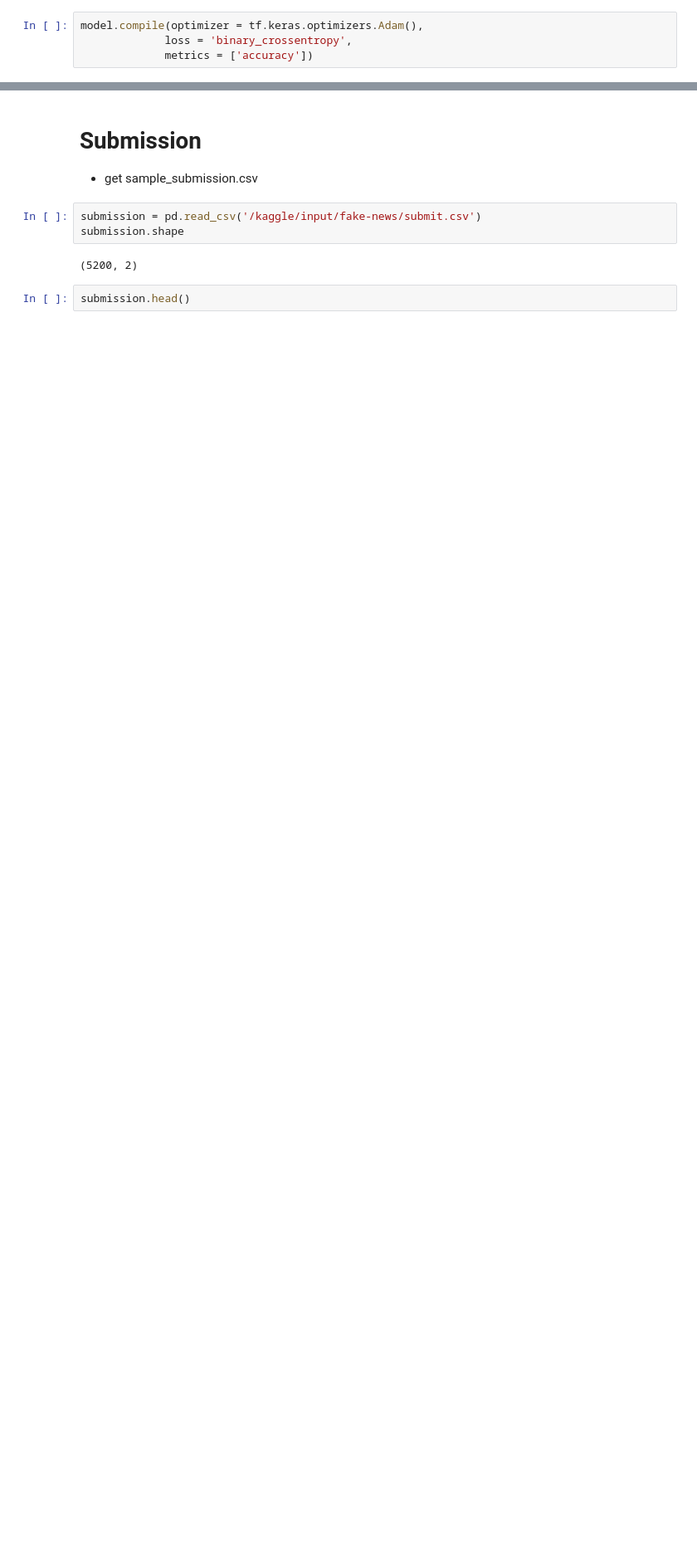
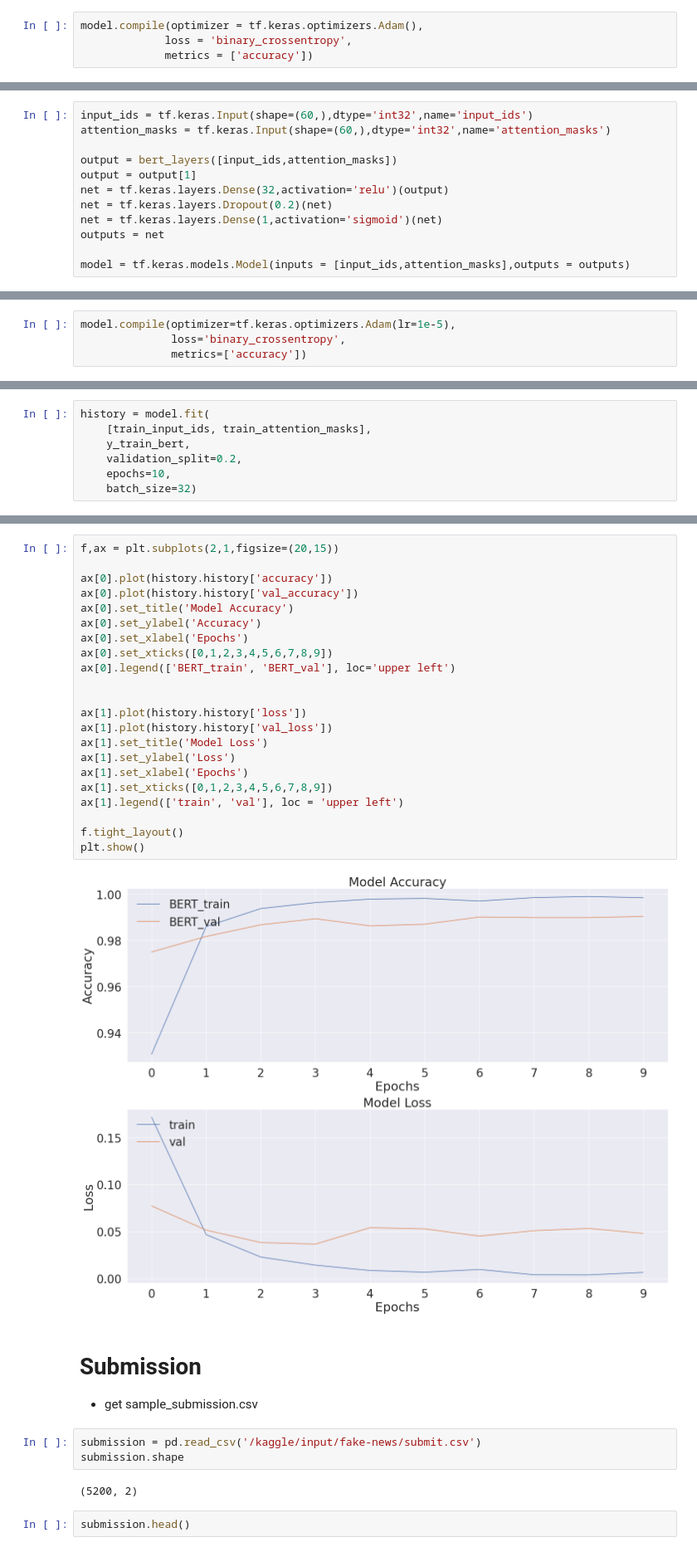
Before and after one commit to jerife/Kaggle, a Jupyter notebook: 06 Fake News.ipynb, the cells around one changed output, grey strips where cells are left out. Shown at 83% size. Cells and saved outputs as stored; diff of their text form; blank space fills up the shorter version.

Commit message:
feat. Modeling LSTM & BERT Score : 0.99038

```diff
--- a/06 Fake News.ipynb
+++ b/06 Fake News.ipynb
@@ -531,0 +586,12 @@ plt.show()
+# %%
+input_ids = tf.keras.Input(shape=(60,),dtype='int32',name='input_ids')
+attention_masks = tf.keras.Input(shape=(60,),dtype='int32',name='attention_masks')
+
+output = bert_layers([input_ids,attention_masks])
+output = output[1]
+net = tf.keras.layers.Dense(32,activation='relu')(output)
+net = tf.keras.layers.Dropout(0.2)(net)
+net = tf.keras.layers.Dense(1,activation='sigmoid')(net)
+outputs = net
+
+model = tf.keras.models.Model(inputs = [input_ids,attention_masks],outputs = outputs)
@@ -531,0 +608,4 @@ plt.show()
+# %%
+model.compile(optimizer=tf.keras.optimizers.Adam(lr=1e-5),
+              loss='binary_crossentropy',
+              metrics=['accuracy'])
@@ -531,0 +632,7 @@ plt.show()
+# %%
+history = model.fit(
+    [train_input_ids, train_attention_masks],
+    y_train_bert,
+    validation_split=0.2,
+    epochs=10,
+    batch_size=32)
@@ -532,3 +666,27 @@ plt.show()
+# %%
+f,ax = plt.subplots(2,1,figsize=(20,15))
+
+ax[0].plot(history.history['accuracy'])
+ax[0].plot(history.history['val_accuracy'])
+ax[0].set_title('Model Accuracy')
+ax[0].set_ylabel('Accuracy')
+ax[0].set_xlabel('Epochs')
+ax[0].set_xticks([0,1,2,3,4,5,6,7,8,9])
+ax[0].legend(['BERT_train', 'BERT_val'], loc='upper left')
+
+
+ax[1].plot(history.history['loss'])
+ax[1].plot(history.history['val_loss'])
+ax[1].set_title('Model Loss')
+ax[1].set_ylabel('Loss')
+ax[1].set_xlabel('Epochs')
+ax[1].set_xticks([0,1,2,3,4,5,6,7,8,9])
+ax[1].legend(['train', 'val'], loc = 'upper left')
+
+f.tight_layout()
+plt.show()
+# %% [output]
+[figure, added]
 # %% [markdown]
 # Submission
 * get sample_submission.csv
```
Also changed, not shown: parts of 27 cells of this notebook.
